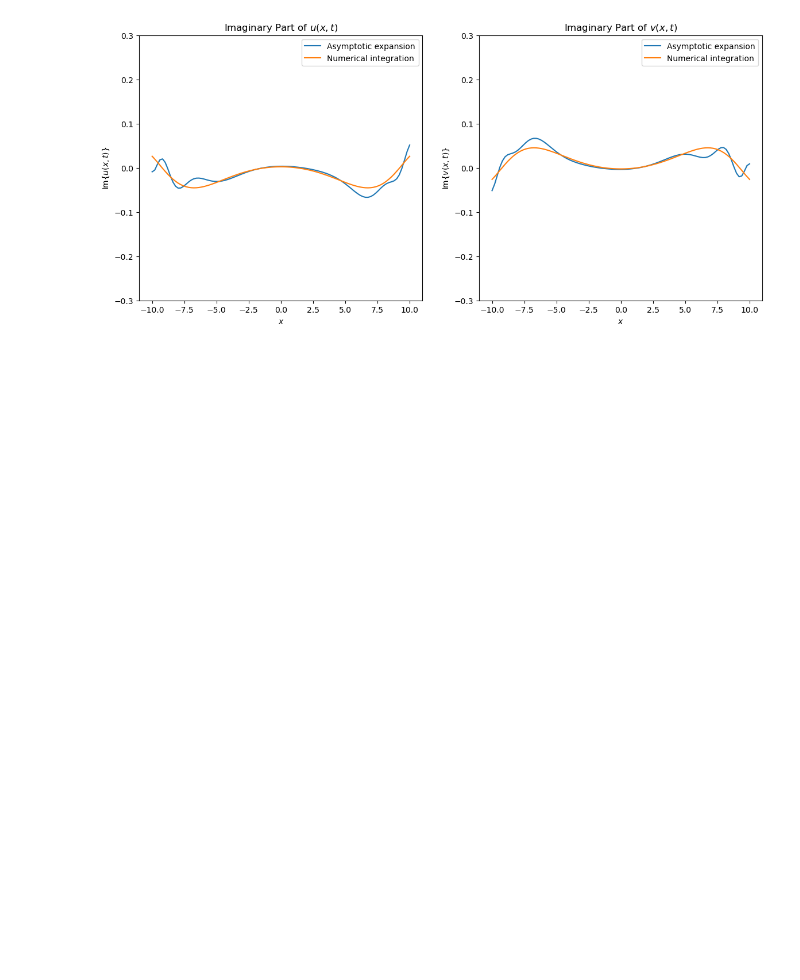
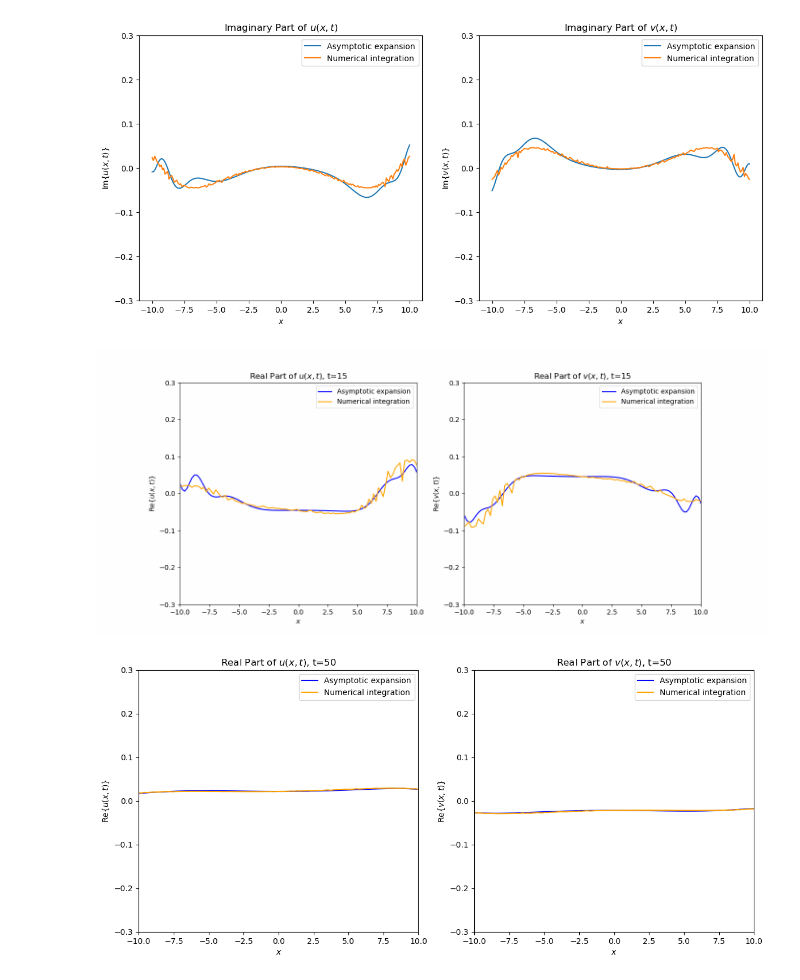
Before and after one commit to brenttsss/mathematical-physics, a Jupyter notebook: Task 2/asymptotic_expansion.ipynb, the cells around one changed output. Drawn from its saved outputs; the diff is of its cells as text; code cells hidden in the pictures; blank space fills up the shorter version.

```diff
--- a/Task 2/asymptotic_expansion.ipynb
+++ b/Task 2/asymptotic_expansion.ipynb
@@ -138,7 +140,7 @@ def compute_integral(integrand, x, t):
         return integrand(k_0, x, t)
 # %%
 # Generate x and t values
-x_values = np.linspace(-10, 10, 100)
+x_values = np.linspace(-10, 10, 200)
 t = 15
 # %%
 # Create a figure with two subplots side by side
@@ -202,3 +204,64 @@ ax2.legend()
 plt.show()
 # %% [output]
 [figure]
+# %%
+# Time values
+time_values = np.arange(15, 51)  # From 15 to 50 inclusive
+
+# Generate x values
+x_values = np.linspace(-10, 10, 100)
+
+# Create a figure with two subplots side by side
+fig, (ax1, ax2) = plt.subplots(1, 2, figsize=(14, 6))
+
+# Initialize empty plots for u(x,t) and v(x,t)
+u_line_asymp, = ax1.plot([], [], label='Asymptotic expansion', color='blue')
+u_line_numerical, = ax1.plot([], [], label='Numerical integration', color='orange')
+v_line_asymp, = ax2.plot([], [], label='Asymptotic expansion', color='blue')
+v_line_numerical, = ax2.plot([], [], label='Numerical integration', color='orange')
+
+# Set up plot limits and labels
+ax1.set_xlim(x_values[0], x_values[-1])
+ax1.set_ylim(-A / 5 - A, A / 5 + A)
+ax1.set_title(f'Real Part of $u(x,t)$')
+ax1.set_xlabel(r'$x$')
+ax1.set_ylabel(r'$\text{Re}\left\{u(x,t)\right\}$')
+ax1.legend()
+
+ax2.set_xlim(x_values[0], x_values[-1])
+ax2.set_ylim(-A / 5 - A, A / 5 + A)
+ax2.set_title(f'Real Part of $v(x,t)$')
+ax2.set_xlabel(r'$x$')
+ax2.set_ylabel(r'$\text{Re}\left\{v(x,t)\right\}$')
+ax2.legend()
+
+
+# Update function for each frame in the animation
+def update(t):
+    u_values = compute_integral(u_f, x_values, t)
+    u_values_numerical = numerical_integration_u(x_values, t, A, m)
+    v_values = compute_integral(v_f, x_values, t)
+    v_values_numerical = numerical_integration_v(x_values, t, A, m)
+
+    u_line_asymp.set_data(x_values, u_values.real)
+    u_line_numerical.set_data(x_values, u_values_numerical.real)
+    v_line_asymp.set_data(x_values, v_values.real)
+    v_line_numerical.set_data(x_values, v_values_numerical.real)
+
+    ax1.set_title(f'Real Part of $u(x,t)$, t={t}')
+    ax2.set_title(f'Real Part of $v(x,t)$, t={t}')
+
+    return u_line_asymp, u_line_numerical, v_line_asymp, v_line_numerical
+
+
+# Create the animation
+ani = FuncAnimation(fig, update, frames=time_values, blit=True, repeat=False)
+
+# Save the animation as a gif using Pillow
+ani.save('animation.gif', writer='pillow', fps=10)
+
+# Display the GIF in the notebook
+display(Image(filename='animation.gif'))
+# %% [output]
+[figure, added]
+[figure, added]
```
Also changed, not shown: parts of 1 cell of this notebook, 3 other files.
